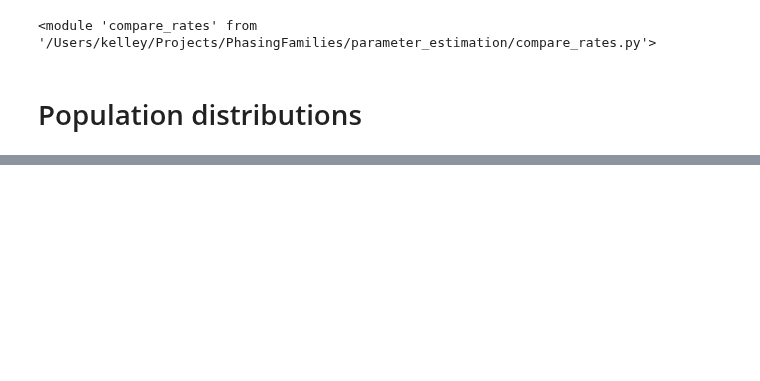
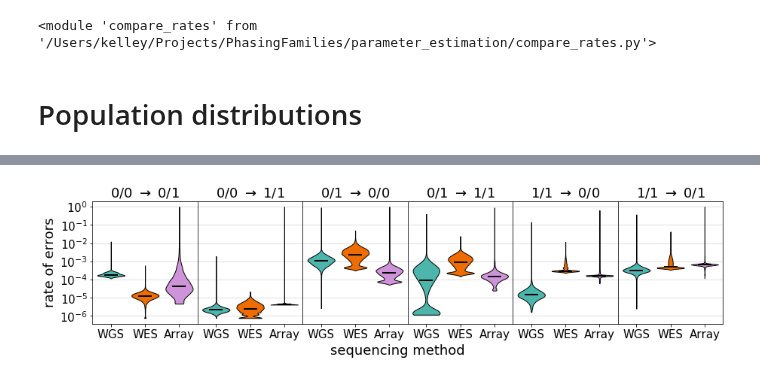
Before and after one commit to kpaskov/PhasingFamilies, a Jupyter notebook: parameter_estimation/Population-Analysis.ipynb, the cells around one changed output, grey strips where cells are left out. Drawn from its saved outputs; the diff is of its cells as text; code cells hidden in the pictures; blank space fills up the shorter version.

Commit message:
major commit. updated phase to process nan params

```diff
--- a/parameter_estimation/Population-Analysis.ipynb
+++ b/parameter_estimation/Population-Analysis.ipynb
@@ -262,8 +18,0 @@ plt.show()
-# %%
-g = '0/0'
-o = '0/1'
-plt.hist(-ihart_error_rates[ihart_samples.is_child & is_male, gens.index(g), obss.index(o)],
-         alpha=0.5, bins=50, density=True)
-plt.hist(-ihart_error_rates[ihart_samples.is_child & is_female, gens.index(g), obss.index(o)],
-        alpha=0.5, bins=50, density=True)
-plt.show()
@@ -365,0 +38,64 @@ plt.show()
+# %%
+ihart_error_rates = compare_rates.pull_error_rates(ihart_samples, 'ihart_lb_params.json', chroms, gens, obss)
+ihart32_error_rates = compare_rates.pull_error_rates(ihart32_samples, 'ihart3.2_lb_params.json', chroms, gens, obss)
+
+spark_error_rates = compare_rates.pull_error_rates(spark_samples, 'spark_lb_params.json', chroms, gens, obss)
+
+ihart_LCR_error_rates = compare_rates.pull_error_rates(ihart_samples, 'ihart_LCR_lb_params.json', chroms, gens, obss)
+ihart_HCR_error_rates = compare_rates.pull_error_rates(ihart_samples, 'ihart_HCR_lb_params.json', chroms, gens, obss)
+ihart_EX_error_rates = compare_rates.pull_error_rates(ihart_samples, 'ihart_EX_lb_params.json', chroms, gens, obss)
+# %%
+spark_exome_EX_error_rates = compare_rates.pull_error_rates(spark_exome_samples, 'spark_exome_EX_lb_params.json', chroms, gens, obss)
+# %%
+
+#prop_cycle = plt.rcParams['axes.prop_cycle']
+#colors = prop_cycle.by_key()['color']
+#colors = ['#4db6ac', '#ef6c00', '#695d46', '#a1e8d9', '#ff9800', '#b3a77d', '#009668', '#ce93d8', '#cedd38']
+colors = ['#4db6ac', '#ef6c00', '#ce93d8', '#695d46', '#009668', '#b3a77d', '#cedd38']
+
+errors_of_interest = [('0/0', '0/1'), ('0/0', '1/1'),
+                      ('0/1', '0/0'), ('0/1', '1/1'),
+                      ('1/1', '0/0'), ('1/1', '0/1'),
+                      #('0/0', './.'), ('0/1', './.'), ('1/1', './.')
+                            ]
+fig, subs = plt.subplots(1, len(errors_of_interest), sharey=True, figsize=(15, 3))
+fig.suptitle('sequencing method', y=0, fontsize=18)
+
+for i, (g, o) in enumerate(errors_of_interest):
+    g_index, o_index = gens.index(g), obss.index(o)
+    error_rates1 = -ihart_error_rates[:, g_index, o_index]
+    error_rates1 = error_rates1[ihart_samples.is_child & ~np.isnan(error_rates1)]
+
+    error_rates2 = -spark_exome_EX_error_rates[:, g_index, o_index]
+    error_rates2 = error_rates2[spark_exome_samples.is_child & ~np.isnan(error_rates2)]
+
+    error_rates3 = -spark_error_rates[:, g_index, o_index]
+    error_rates3 = error_rates3[spark_samples.is_child & ~np.isnan(error_rates3)]
+
+    parts = subs[i].violinplot([error_rates1, error_rates2, error_rates3],
+               showmedians=True, showextrema=False, widths=0.8)
+
+    for pc, color in zip(parts['bodies'], colors):
+        pc.set_facecolor(color)
+        pc.set_edgecolor('black')
+        pc.set_alpha(1)
+    parts['cmedians'].set_edgecolor('black')
+    parts['cmedians'].set_linewidth(2)
+
+    if i == 0:
+        subs[i].set_ylabel('rate of errors', fontsize=18)
+        subs[i].set_yticklabels(['$10^{%0.0f}$' % f for f in subs[i].get_yticks()], {'fontsize': 15})
+    else:
+        subs[i].tick_params('y', length=0)
+    subs[i].set_title(r'%s $\rightarrow$ %s' % (g, ' ./.  ' if o=='./.' else o), {'fontsize': 18})
+    subs[i].set_xticklabels(['', 'WGS', 'WES', 'Array'], {'fontsize': 15})
+    subs[i].grid(True, axis='y', alpha=0.5)
+    subs[i].set_axisbelow(True)
+fig.subplots_adjust(wspace=0.0)
+
+
+#plt.tight_layout()
+#plt.savefig('../plots/sequencing_method.png')
+plt.show()
+# %% [output]
+[figure, added]
```
Also changed, not shown: parts of 36 cells of this notebook, 21 other files.
